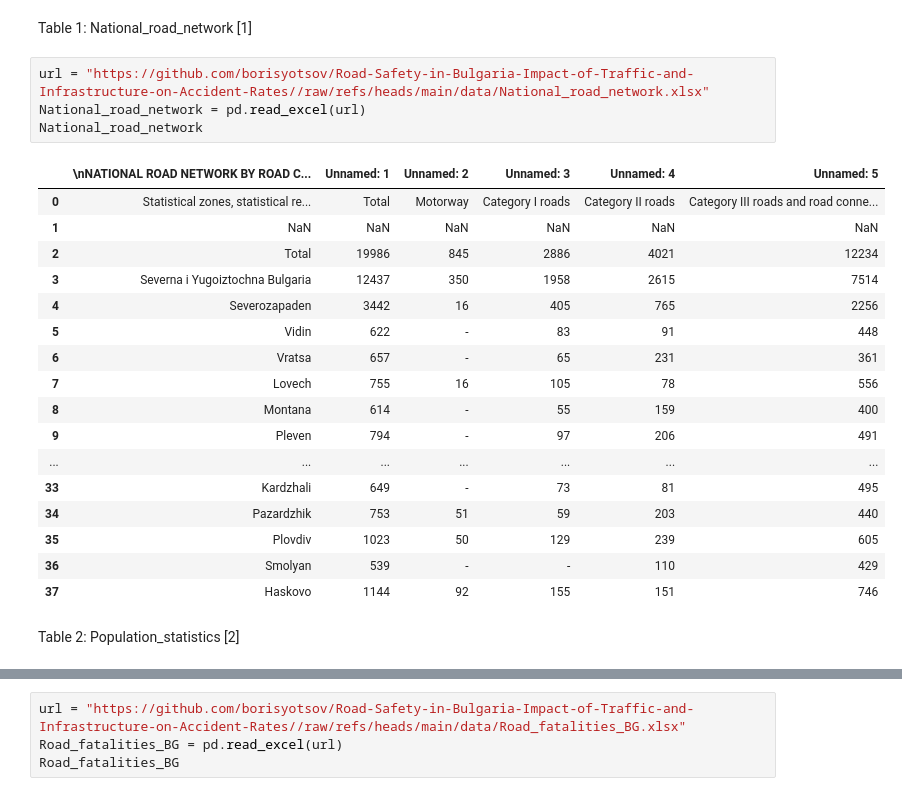
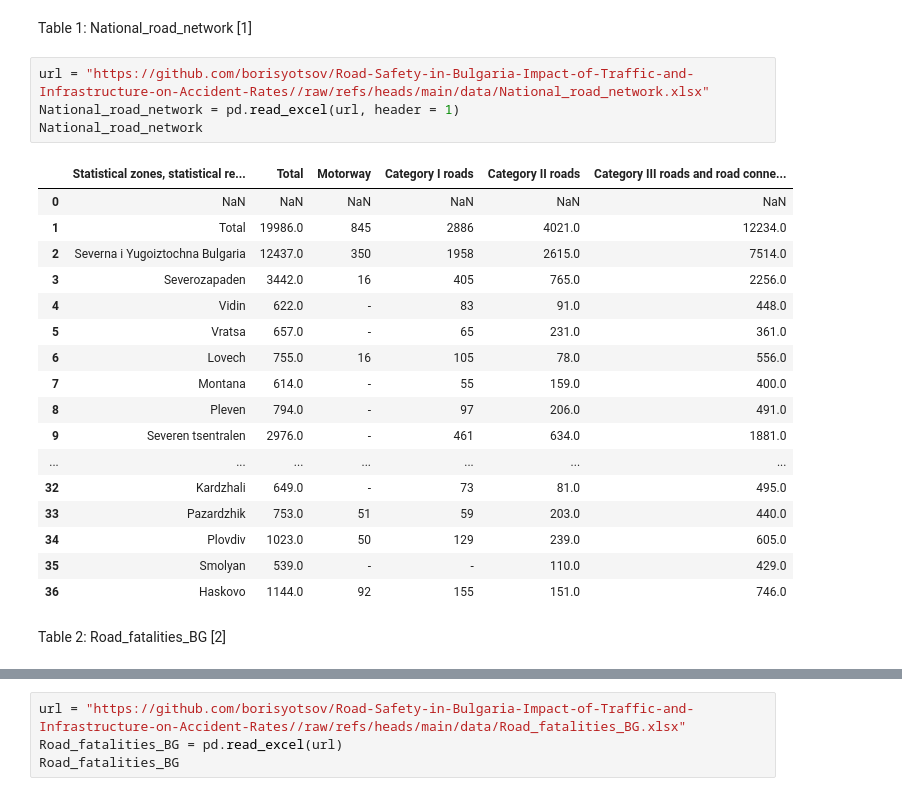
Before and after one commit to borisyotsov/Road-Safety-in-Bulgaria-Impact-of-Traffic-and-Infrastructure-on-Accident-Rates, a Jupyter notebook: Road_Safety_Project.ipynb, the cells around one changed output, grey strips where cells are left out. Drawn from its saved outputs; the diff is of its cells as text.

```diff
--- a/Road_Safety_Project.ipynb
+++ b/Road_Safety_Project.ipynb
@@ -163,25 +163,25 @@ import matplotlib.pyplot as plt
 Table 1: National_road_network [1]
 # %%
 url = "https://github.com/borisyotsov/Road-Safety-in-Bulgaria-Impact-of-Traffic-and-Infrastructure-on-Accident-Rates//raw/refs/heads/main/data/National_road_network.xlsx"
-National_road_network = pd.read_excel(url)
+National_road_network = pd.read_excel(url, header = 1)
 National_road_network
 # %% [output]
-|  | \nNATIONAL ROAD NETWORK BY ROAD C... | Unnamed: 1 | Unnamed: 2 | Unnamed: 3 | Unnamed: 4 | Unnamed: 5 |
-| 0 | Statistical zones, statistical re... | Total | Motorway | Category I roads | Category II roads | Category III roads and road conne... |
-| 1 | NaN | NaN | NaN | NaN | NaN | NaN |
-| 2 | Total | 19986 | 845 | 2886 | 4021 | 12234 |
-| 3 | Severna i Yugoiztochna Bulgaria | 12437 | 350 | 1958 | 2615 | 7514 |
-| 4 | Severozapaden | 3442 | 16 | 405 | 765 | 2256 |
-| 5 | Vidin | 622 | - | 83 | 91 | 448 |
-| 6 | Vratsa | 657 | - | 65 | 231 | 361 |
-| 7 | Lovech | 755 | 16 | 105 | 78 | 556 |
-| 8 | Montana | 614 | - | 55 | 159 | 400 |
-| 9 | Pleven | 794 | - | 97 | 206 | 491 |
+|  | Statistical zones, statistical re... | Total | Motorway | Category I roads | Category II roads | Category III roads and road conne... |
+| 0 | NaN | NaN | NaN | NaN | NaN | NaN |
+| 1 | Total | 19986.0 | 845 | 2886 | 4021.0 | 12234.0 |
+| 2 | Severna i Yugoiztochna Bulgaria | 12437.0 | 350 | 1958 | 2615.0 | 7514.0 |
+| 3 | Severozapaden | 3442.0 | 16 | 405 | 765.0 | 2256.0 |
+| 4 | Vidin | 622.0 | - | 83 | 91.0 | 448.0 |
+| 5 | Vratsa | 657.0 | - | 65 | 231.0 | 361.0 |
+| 6 | Lovech | 755.0 | 16 | 105 | 78.0 | 556.0 |
+| 7 | Montana | 614.0 | - | 55 | 159.0 | 400.0 |
+| 8 | Pleven | 794.0 | - | 97 | 206.0 | 491.0 |
+| 9 | Severen tsentralen | 2976.0 | - | 461 | 634.0 | 1881.0 |
 | ... | ... | ... | ... | ... | ... | ... |
-| 33 | Kardzhali | 649 | - | 73 | 81 | 495 |
-| 34 | Pazardzhik | 753 | 51 | 59 | 203 | 440 |
-| 35 | Plovdiv | 1023 | 50 | 129 | 239 | 605 |
-| 36 | Smolyan | 539 | - | - | 110 | 429 |
-| 37 | Haskovo | 1144 | 92 | 155 | 151 | 746 |
+| 32 | Kardzhali | 649.0 | - | 73 | 81.0 | 495.0 |
+| 33 | Pazardzhik | 753.0 | 51 | 59 | 203.0 | 440.0 |
+| 34 | Plovdiv | 1023.0 | 50 | 129 | 239.0 | 605.0 |
+| 35 | Smolyan | 539.0 | - | - | 110.0 | 429.0 |
+| 36 | Haskovo | 1144.0 | 92 | 155 | 151.0 | 746.0 |
 # %% [markdown]
-Table 2: Population_statistics [2]
+Table 2: Road_fatalities_BG [2]
```
Also changed, not shown: parts of 12 cells of this notebook.
